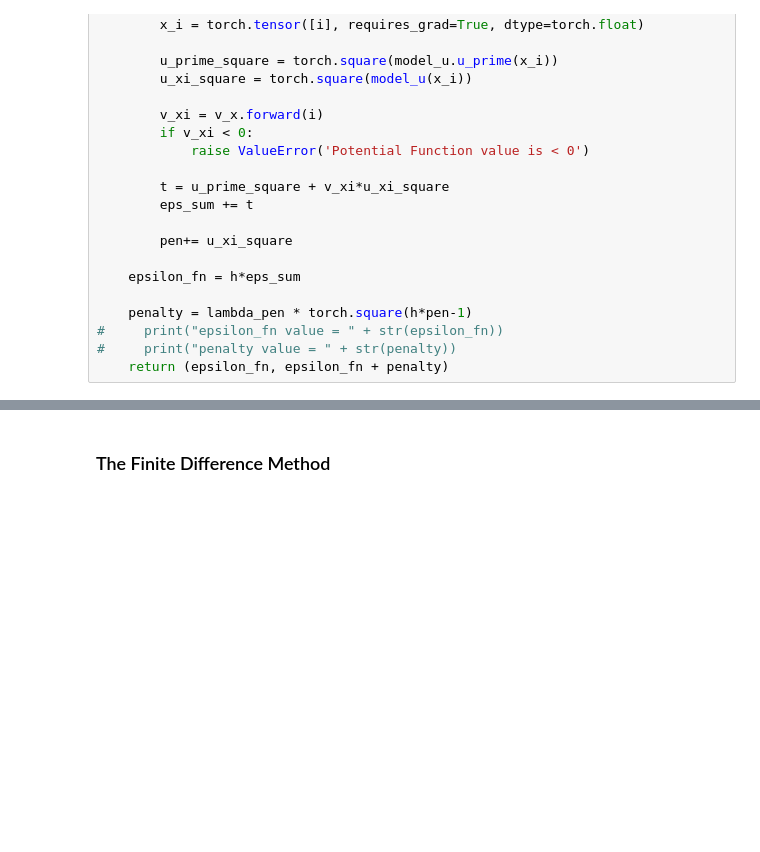
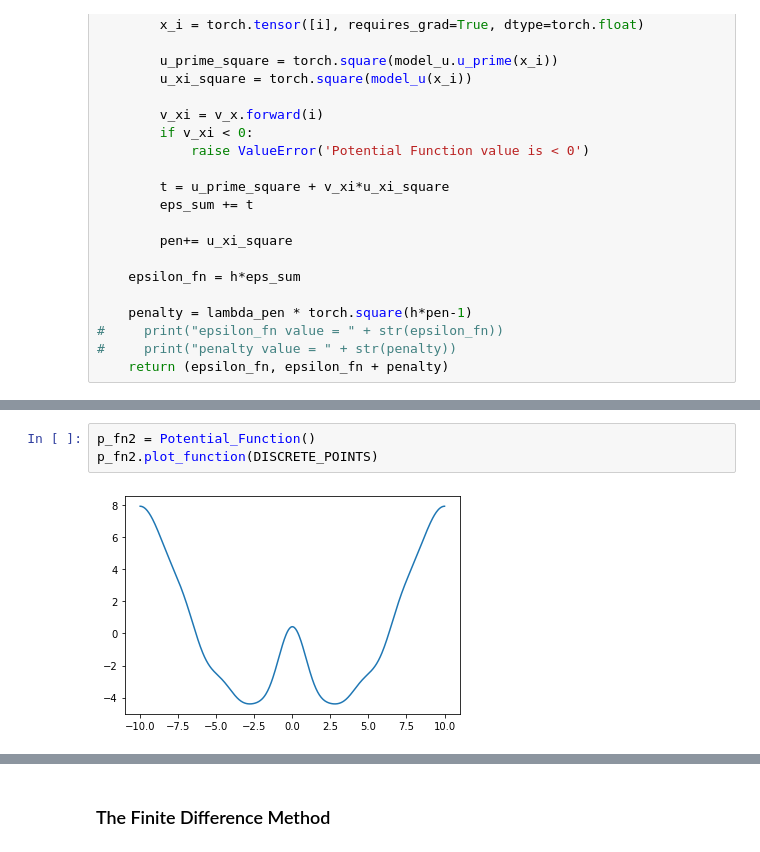
Before and after one commit to trungdoquoc/reu-math-2022, a Jupyter notebook: Data-running version.ipynb, the cells around one changed output, grey strips where cells are left out. Drawn from its saved outputs; the diff is of its cells as text; blank space fills up the shorter version.

```diff
--- a/Data-running version.ipynb
+++ b/Data-running version.ipynb
@@ -453,0 +455,5 @@ adam_optimizer_3 = torch.optim.Adam(model_128.parameters(),
+# %%
+p_fn2 = Potential_Function()
+p_fn2.plot_function(DISCRETE_POINTS)
+# %% [output]
+[figure, added]
```
Also changed, not shown: parts of 9 cells of this notebook.
